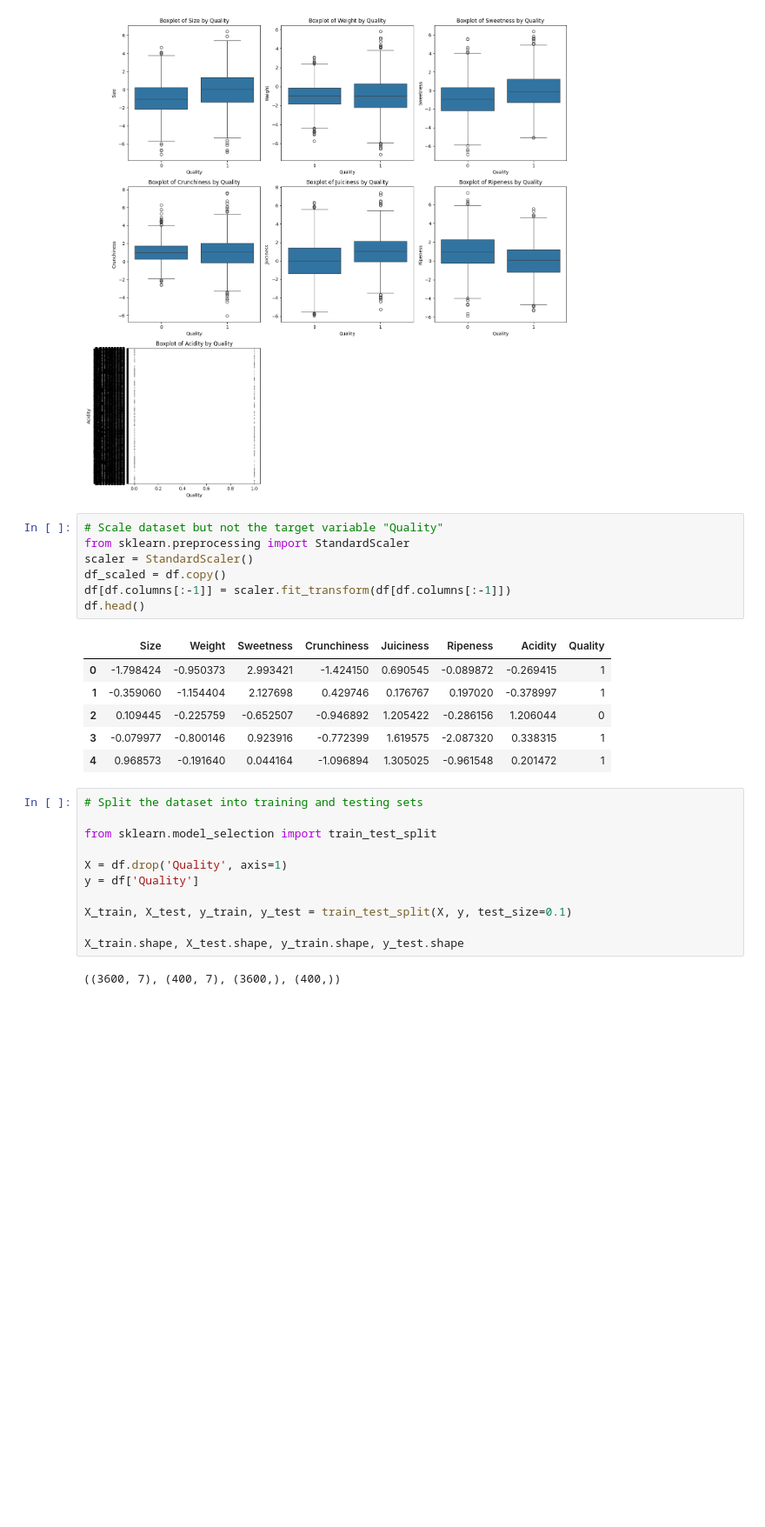
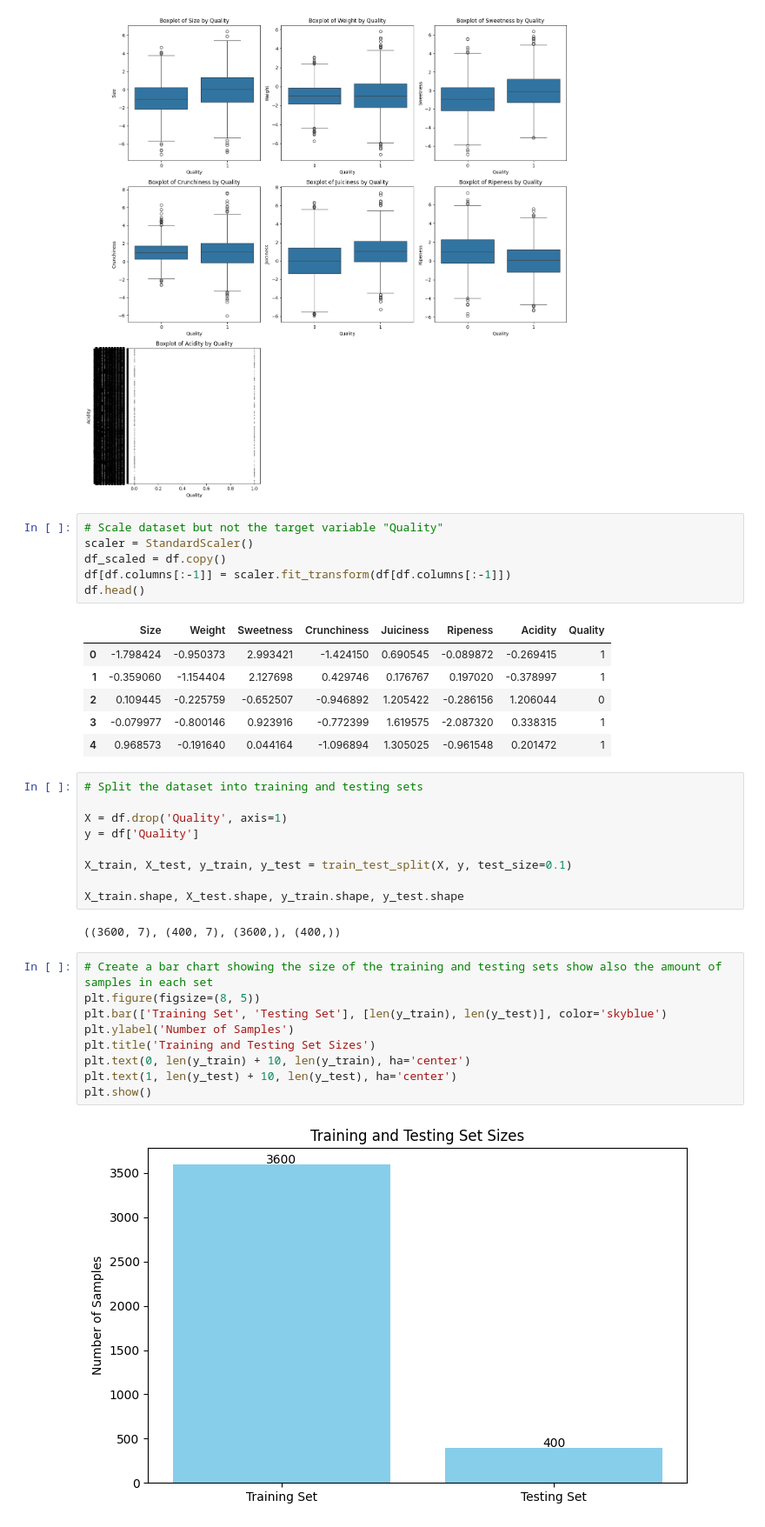
Before and after one commit to enetsos/music-popularity-prediction, a Jupyter notebook: project_apple.ipynb, the cells around one changed output. Shown at 87% size. Cells and saved outputs as stored; diff of their text form; blank space fills up the shorter version.

```diff
--- a/project_apple.ipynb
+++ b/project_apple.ipynb
@@ -164,7 +181,6 @@ plt.show()
 [figure]
 # %%
 # Scale dataset but not the target variable "Quality"
-from sklearn.preprocessing import StandardScaler
 scaler = StandardScaler()
 df_scaled = df.copy()
 df[df.columns[:-1]] = scaler.fit_transform(df[df.columns[:-1]])
@@ -178,8 +194,6 @@ df.head()
 | 4 | 0.968573 | -0.191640 | 0.044164 | -1.096894 | 1.305025 | -0.961548 | 0.201472 | 1 |
 # %%
 # Split the dataset into training and testing sets
-
-from sklearn.model_selection import train_test_split
 
 X = df.drop('Quality', axis=1)
 y = df['Quality']
@@ -189,5 +203,16 @@ X_train, X_test, y_train, y_test = train_test_split(X, y, test_size=0.1)
 X_train.shape, X_test.shape, y_train.shape, y_test.shape
 # %% [output]
 ((3600, 7), (400, 7), (3600,), (400,))
+# %%
+# Create a bar chart showing the size of the training and testing sets show also the amount of samples in each set
+plt.figure(figsize=(8, 5))
+plt.bar(['Training Set', 'Testing Set'], [len(y_train), len(y_test)], color='skyblue')
+plt.ylabel('Number of Samples')
+plt.title('Training and Testing Set Sizes')
+plt.text(0, len(y_train) + 10, len(y_train), ha='center')
+plt.text(1, len(y_test) + 10, len(y_test), ha='center')
+plt.show()
+# %% [output]
+[figure, added]
 # %%
 # Feature selection using Random Forest
```
Also changed, not shown: parts of 15 cells of this notebook.
